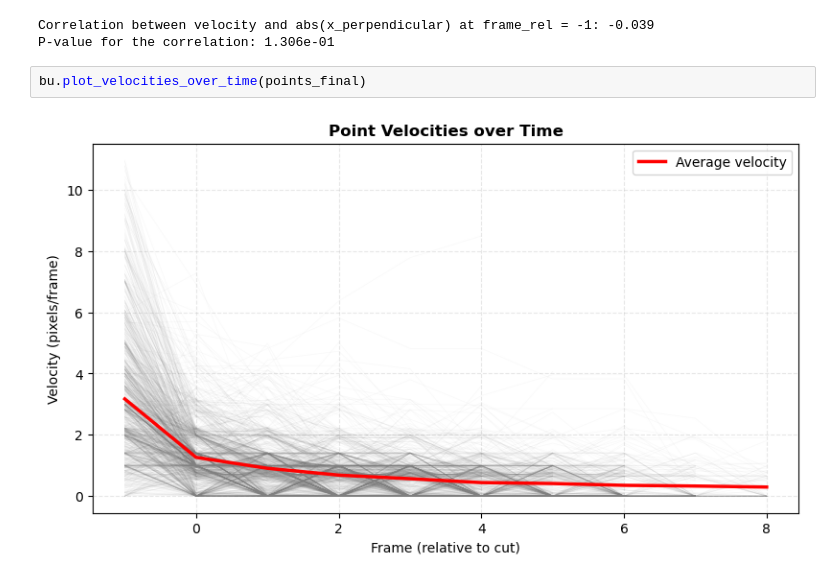
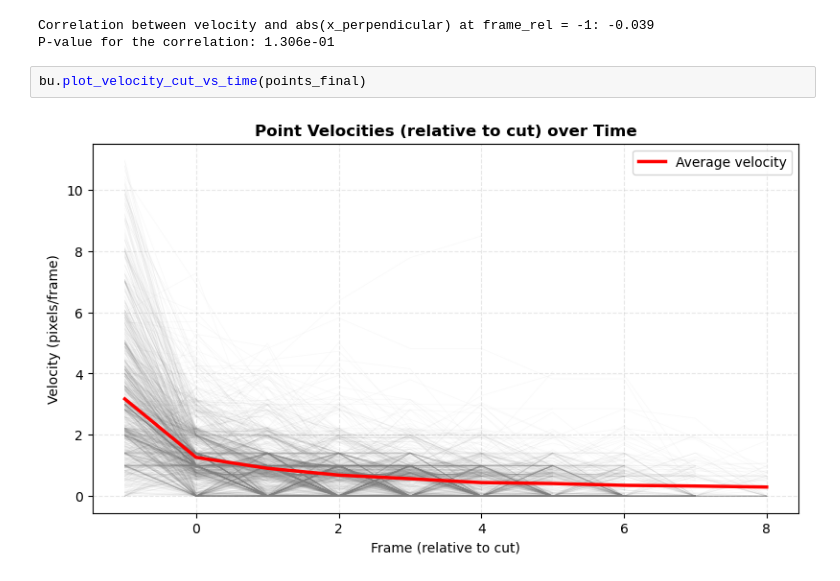
Before and after one commit to signynas/diet4CoLA, a Jupyter notebook: annotated_data.ipynb, the cells around one changed output. Cells and saved outputs as stored; diff of their text form.

Commit message:
Fix plotting function names

```diff
--- a/annotated_data.ipynb
+++ b/annotated_data.ipynb
@@ -364,6 +377,6 @@ print(f"P-value for the correlation: {p_value:.3e}")
 Correlation between velocity and abs(x_perpendicular) at frame_rel = -1: -0.039
 P-value for the correlation: 1.306e-01
 # %%
-bu.plot_velocities_over_time(points_final)
+bu.plot_velocity_cut_vs_time(points_final)
 # %% [output]
-[figure, old version]
+[figure, new version]
```
Also changed, not shown: parts of 14 cells of this notebook.
